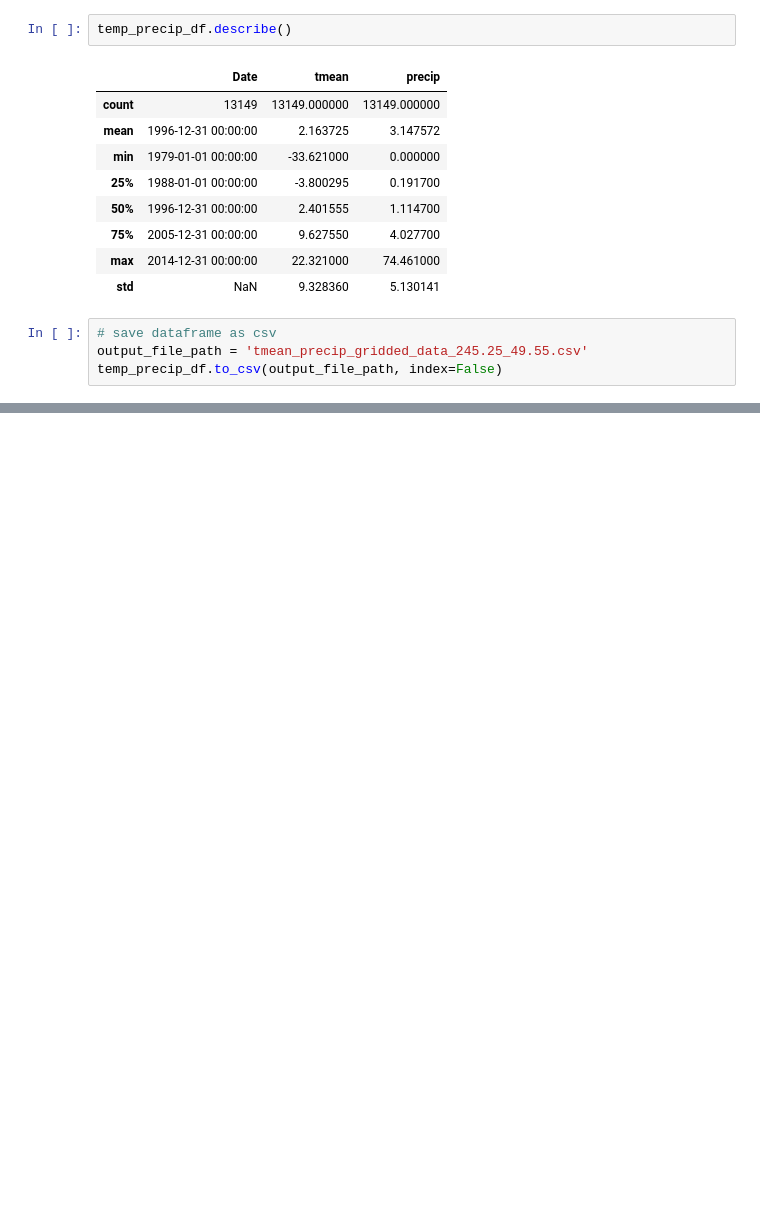
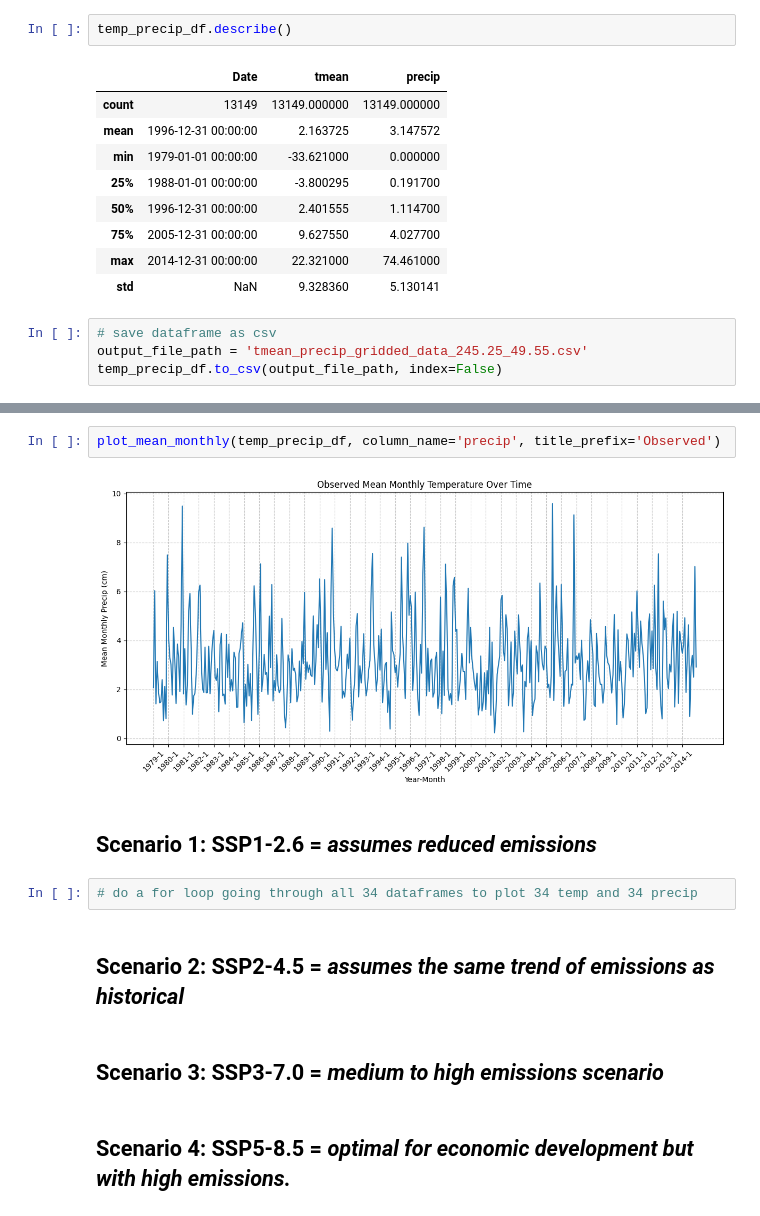
Before and after one commit to moniquebeaulieu/TM_PHES, a Jupyter notebook: gridded_data.ipynb, the cells around one changed output, grey strips where cells are left out. Saved outputs shown, nothing was run; the diff lists cells and outputs as text; blank space fills up the shorter version.

```diff
--- a/gridded_data.ipynb
+++ b/gridded_data.ipynb
@@ -155,0 +333,14 @@ temp_precip_df.to_csv(output_file_path, index=False)
+# %%
+plot_mean_monthly(temp_precip_df, column_name='precip', title_prefix='Observed')
+# %% [output]
+[figure, added]
+# %% [markdown]
+## **Scenario 1:** SSP1-2.6 = *assumes reduced emissions*
+# %%
+# do a for loop going through all 34 dataframes to plot 34 temp and 34 precip
+# %% [markdown]
+## **Scenario 2:** SSP2-4.5 = *assumes the same trend of emissions as historical*
+# %% [markdown]
+## **Scenario 3:** SSP3-7.0 = *medium to high emissions scenario*
+# %% [markdown]
+## **Scenario 4:** SSP5-8.5 = *optimal for economic development but with high emissions.*
```
Also changed, not shown: parts of 32 cells of this notebook.
